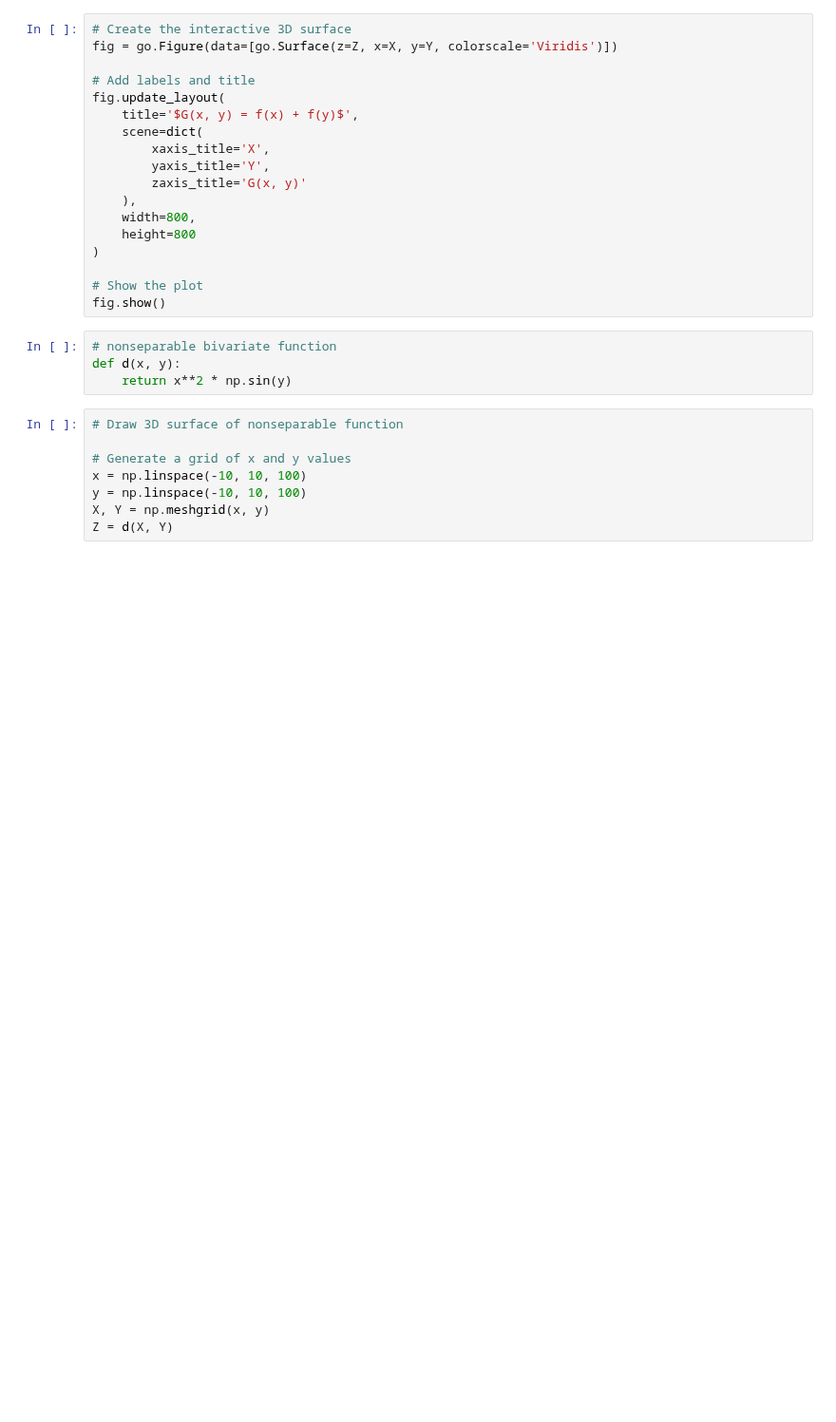
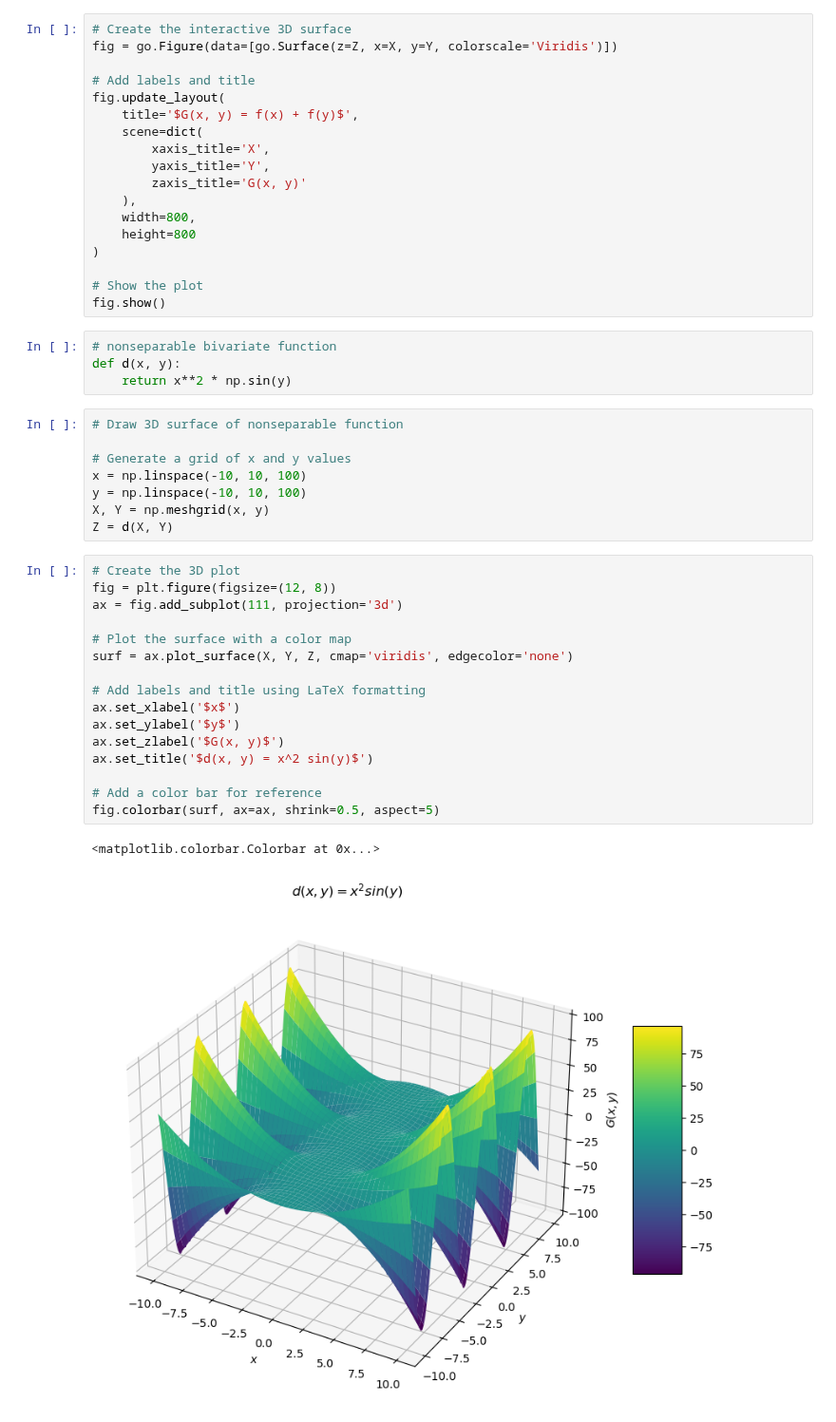
Before and after one commit to bala-krishnamoorthy/bala-krishnamoorthy.github.io, a Jupyter notebook: FilesMath565/S26/Software/Plots4GradDscnt.ipynb, the cells around one changed output. Shown at 95% size. Cells and saved outputs as stored; diff of their text form; blank space fills up the shorter version.

```diff
--- a/FilesMath565/S26/Software/Plots4GradDscnt.ipynb
+++ b/FilesMath565/S26/Software/Plots4GradDscnt.ipynb
@@ -86,6 +88,25 @@ x = np.linspace(-10, 10, 100)
 y = np.linspace(-10, 10, 100)
 X, Y = np.meshgrid(x, y)
 Z = d(X, Y)
+# %%
+# Create the 3D plot
+fig = plt.figure(figsize=(12, 8))
+ax = fig.add_subplot(111, projection='3d')
+
+# Plot the surface with a color map
+surf = ax.plot_surface(X, Y, Z, cmap='viridis', edgecolor='none')
+
+# Add labels and title using LaTeX formatting
+ax.set_xlabel('$x$')
+ax.set_ylabel('$y$')
+ax.set_zlabel('$G(x, y)$')
+ax.set_title('$d(x, y) = x^2 sin(y)$')
+
+# Add a color bar for reference
+fig.colorbar(surf, ax=ax, shrink=0.5, aspect=5)
+# %% [output]
+<matplotlib.colorbar.Colorbar at 0x...>
+[figure, added]
 # %%
 fig = go.Figure(data=[go.Surface(z=Z, x=X, y=Y, colorscale='Viridis')])
 
```
Also changed, not shown: parts of 11 cells of this notebook, 5 other files.
